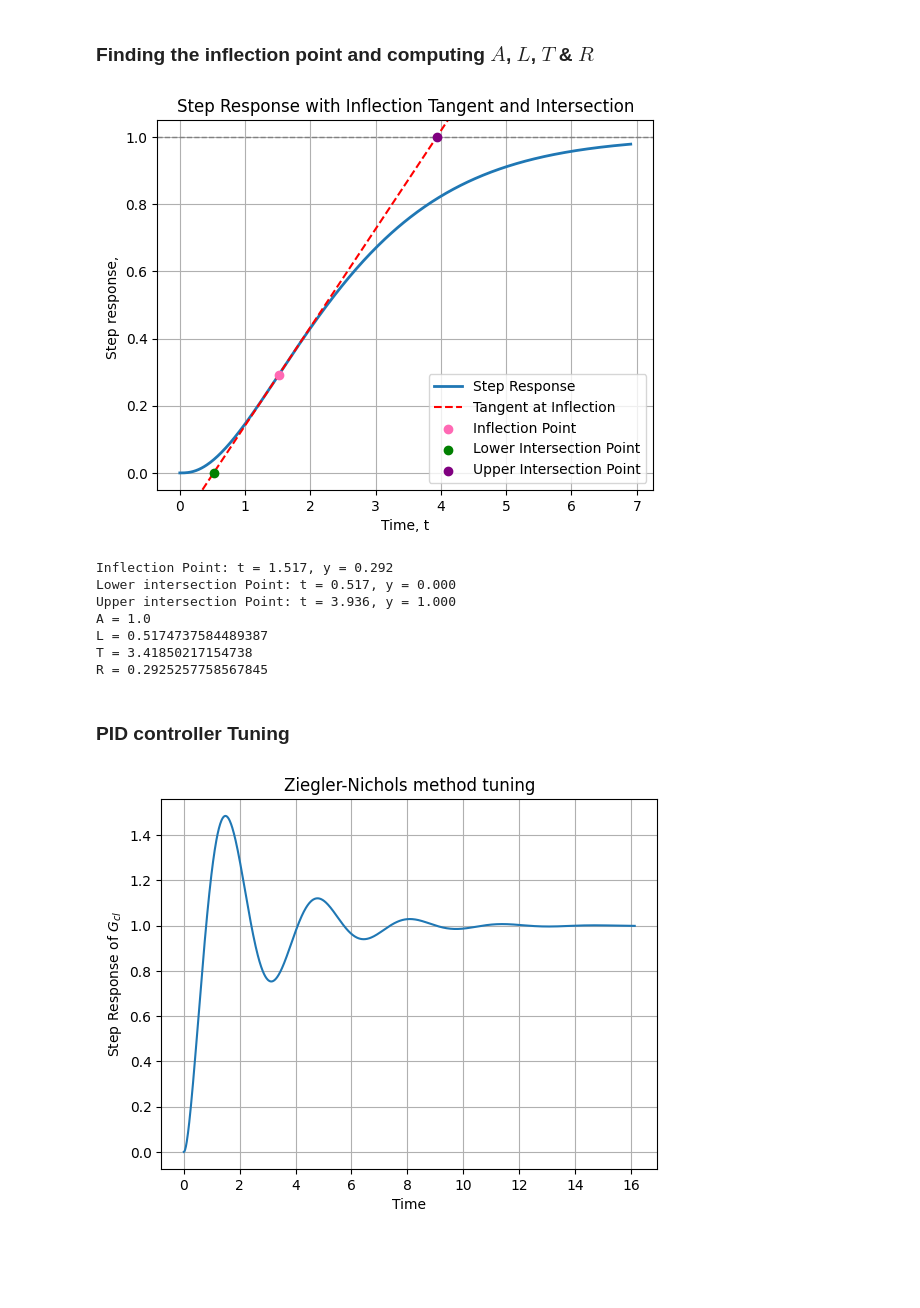
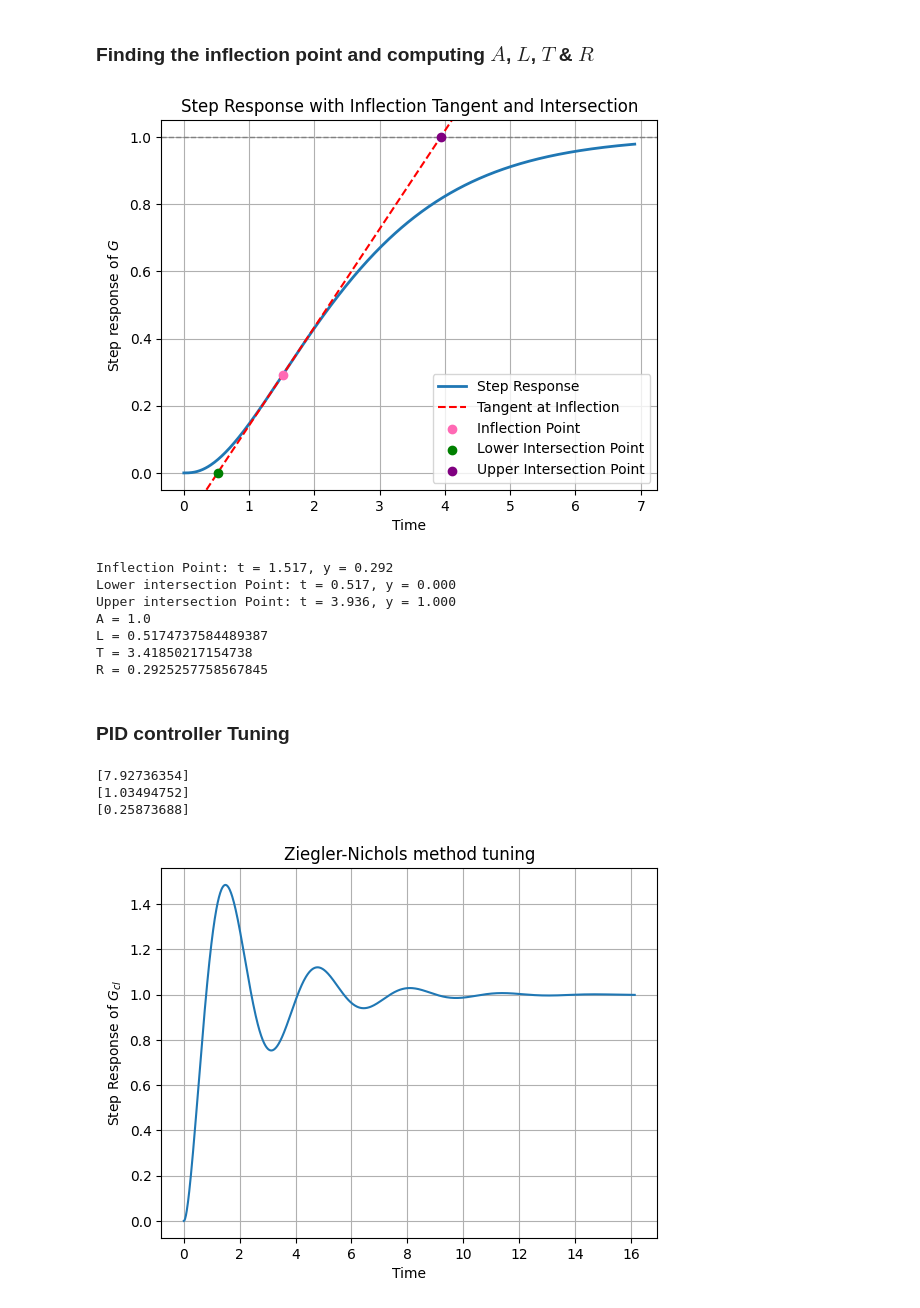
Before and after one commit to DavesUnderscoreTreehouse/ELE2038_H4, a Jupyter notebook: ELE2038_H4.ipynb, the cells around one changed output. Drawn from its saved outputs; the diff is of its cells as text; code cells hidden in the pictures; blank space fills up the shorter version.

```diff
--- a/ELE2038_H4.ipynb
+++ b/ELE2038_H4.ipynb
@@ -55,36 +55,36 @@ def intersection_func(m1, b1, m2, b2):
 # Compute A, L, t & R
 a = u_y_intersect - l_y_intersect
 l = l_t_intersect
 t = u_t_intersect - l_t_intersect
 r = a / t
 
 ### Outputs ###
 # Plot step response
 plt.plot(stepRes.time, stepRes.outputs, label='Step Response', linewidth=2)
 plt.axline((float(t_inflection[0]), float(y_inflection[0])), slope=float(slope_inflection[0]), color='red', linestyle='--', label='Tangent at Inflection')
 plt.scatter(t_inflection, y_inflection, color='hotpink', label='Inflection Point', zorder=3)
 plt.scatter(l_t_intersect, l_y_intersect, color='green', label='Lower Intersection Point', zorder=3)
 plt.scatter(u_t_intersect, u_y_intersect, color='purple', label='Upper Intersection Point', zorder=3)
 
 # Labels and legend
-plt.xlabel('Time, t')
-plt.ylabel('Step response, ')
+plt.xlabel('Time')
+plt.ylabel('Step response of $G$')
 plt.title('Step Response with Inflection Tangent and Intersection')
 plt.axhline(1, color='gray', linestyle='--', linewidth=1)  # Steady-state value
 plt.legend()
 plt.grid()
 plt.show()
 
 # Print results
 print(f'Inflection Point: t = {float(t_inflection[0]):.3f}, y = {float(y_inflection[0]):.3f}')
 print(f'Lower intersection Point: t = {float(l_t_intersect[0]):.3f}, y = {float(l_y_intersect[0]):.3f}')
 print(f'Upper intersection Point: t = {float(u_t_intersect[0]):.3f}, y = {float(u_y_intersect[0]):.3f}')
 print(f'A = {float(a[0])}')
 print(f'L = {float(l[0])}')
 print(f'T = {float(t[0])}')
 print(f'R = {float(r[0])}')
 # %% [output]
-[figure, old version]
+[figure, new version]
 Inflection Point: t = 1.517, y = 0.292
 Lower intersection Point: t = 0.517, y = 0.000
 Upper intersection Point: t = 3.936, y = 1.000
@@ -99,6 +99,13 @@ R = 0.2925257758567845
 Kc = 1.2 / (r * l)
 tauI_zn1 = 2*l
 tauD_zn1 = 0.5*l
+print(Kc)
+print(tauI_zn1)
+print(tauD_zn1)
+# %% [output]
+[7.92736354]
+[1.03494752]
+[0.25873688]
 # %%
 Gpid_zn1 = Kc * (1 + tauD_zn1 * s + 1 / (tauI_zn1 * s))
 Gcl_zn1 = ct.feedback(ct.series(Gpid_zn1, G), 1)
```
Also changed, not shown: parts of 1 cell of this notebook, 12 other files.
